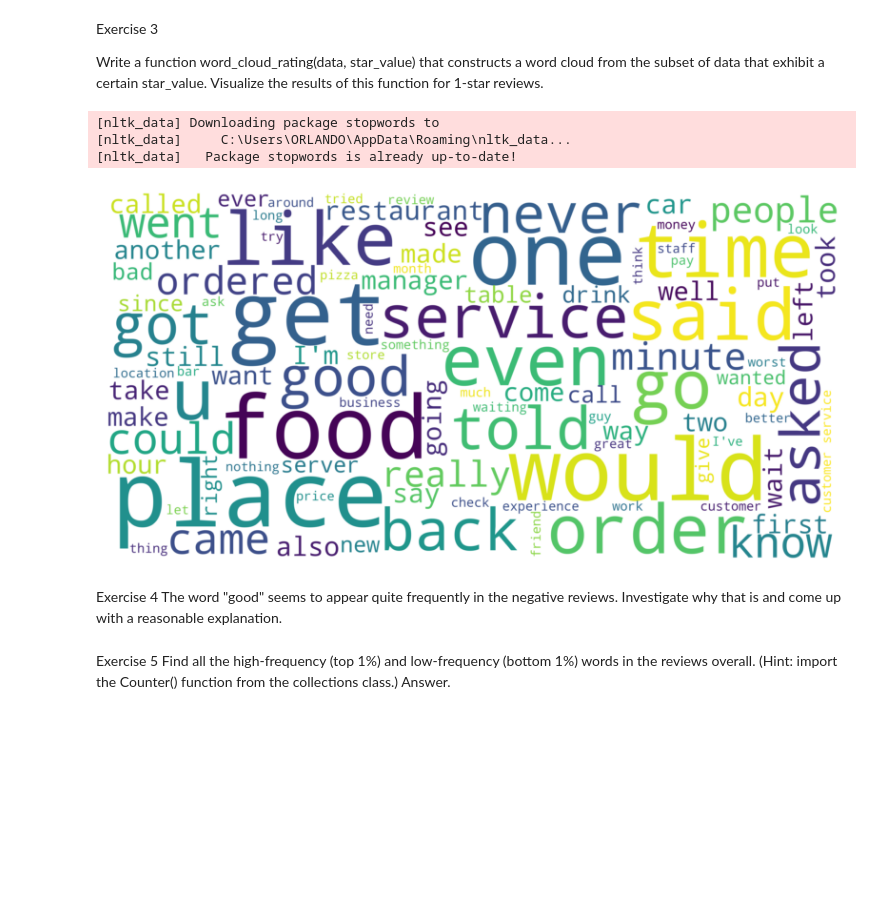
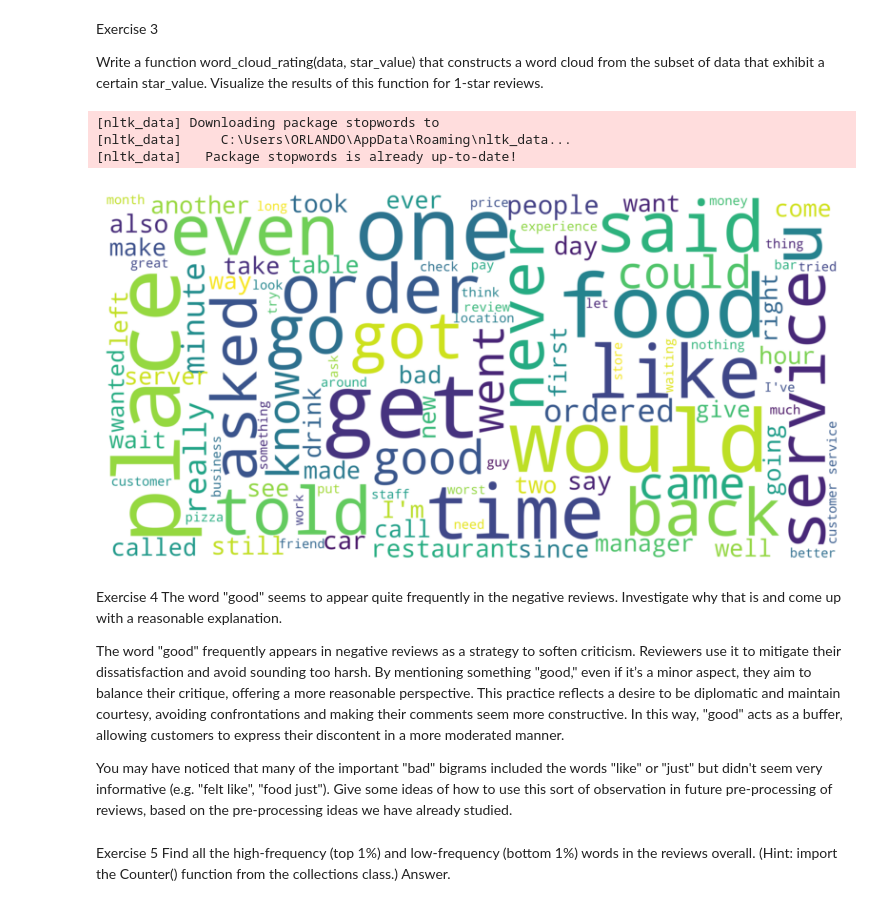
Before and after one commit to Orlando-Narvaez/proyecto-bigdata-part1, a Jupyter notebook: part1/proyecto.ipynb, the cells around one changed output. Cells and saved outputs as stored; diff of their text form; code cells hidden in the pictures; blank space fills up the shorter version.

```diff
--- a/part1/proyecto.ipynb
+++ b/part1/proyecto.ipynb
@@ -47,40 +52,46 @@ from wordcloud import WordCloud
 from nltk.corpus import stopwords
 import nltk
 nltk.download('stopwords')
 
 # Función que genera una nube de palabras basada en el número de estrellas de las reseñas
-def generate_word_cloud(data, star_rating):
+def word_cloud_rating(data, star_rating):
     # Filtrar las reseñas según el número de estrellas
     filtered_reviews = data[data['stars'] == star_rating]
 
     # Unir todas las reseñas en un solo texto
     reviews_text = ' '.join(filtered_reviews['text'].astype(str))
 
     # Definir las stopwords en inglés
     english_stopwords = set(stopwords.words('english'))
 
     # Generar la nube de palabras
-    word_cloud = WordCloud(stopwords=english_stopwords, max_font_size=100, max_words=100, background_color="white", scale=10, width=800, height=400).generate(reviews_text)
+    word_cloud = WordCloud(stopwords=english_stopwords, max_font_size=100, max_words=100,
+                           background_color="white", scale=10, width=800, height=400).generate(reviews_text)
 
     # Mostrar la nube de palabras en pantalla
     plt.figure(figsize=(10, 5))
     plt.imshow(word_cloud, interpolation="bilinear")
     plt.axis("off")
     plt.show()
 
 # Cargar el archivo CSV que contiene las reseñas
 data = pd.read_csv('sdata.csv')
 
 # Llamar a la función para generar la nube de palabras de las reseñas de 1 estrella
-generate_word_cloud(data, 1)
+word_cloud_rating(data, 1)
 # %% [output]
 [nltk_data] Downloading package stopwords to
 [nltk_data]     C:\Users\ORLANDO\AppData\Roaming\nltk_data...
 [nltk_data]   Package stopwords is already up-to-date!
-[figure, old version]
+[figure, new version]
-# %% [markdown]
-Exercise 4
-The word "good" seems to appear quite frequently in the negative reviews. Investigate why that is and come up with a reasonable explanation.
+# %% [markdown]
+Exercise 4
+The word "good" seems to appear quite frequently in the negative reviews. Investigate why that is and come up with a reasonable explanation.
+
+The word "good" frequently appears in negative reviews as a strategy to soften criticism. Reviewers use it to mitigate their dissatisfaction and avoid sounding too harsh. By mentioning something "good," even if it’s a minor aspect, they aim to balance their critique, offering a more reasonable perspective. This practice reflects a desire to be diplomatic and maintain courtesy, avoiding confrontations and making their comments seem more constructive. In this way, "good" acts as a buffer, allowing customers to express their discontent in a more moderated manner.
+
+You may have noticed that many of the important "bad" bigrams included the words "like" or "just" but didn't seem very informative (e.g. "felt like", "food just").
+Give some ideas of how to use this sort of observation in future pre-processing of reviews, based on the pre-processing ideas we have already studied.
 # %% [markdown]
 Exercise 5
 Find all the high-frequency (top 1%) and low-frequency (bottom 1%) words in the reviews overall. (Hint: import the Counter() function from the collections class.)
```
Also changed, not shown: parts of 10 cells of this notebook, 2 other files.
